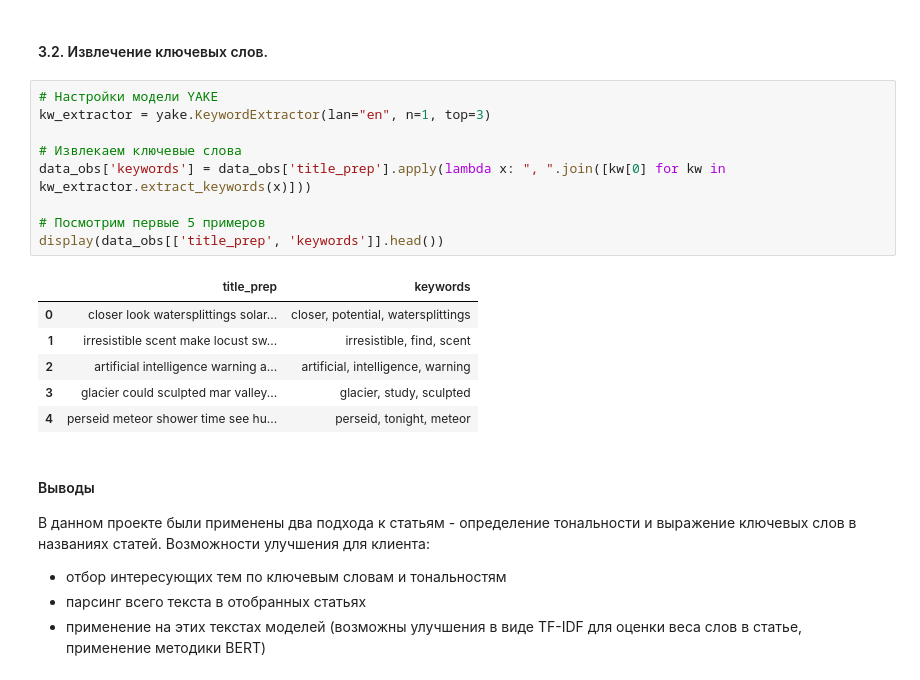
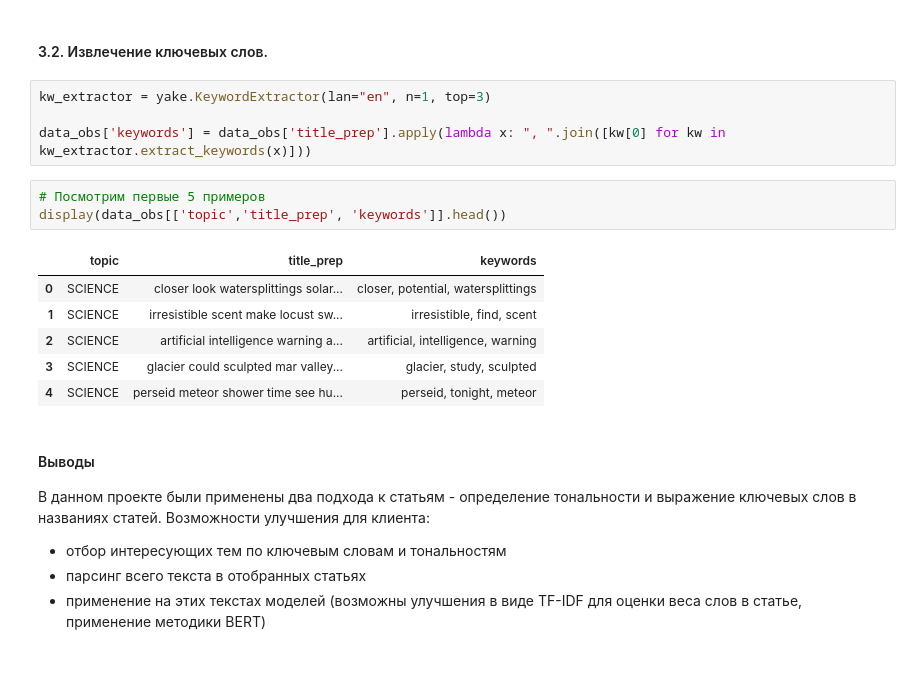
Before and after one commit to yabawr/Reputation-Analysis-NLP, a Jupyter notebook: reputation_analysis_nlp.ipynb, the cells around one changed output. Cells and saved outputs as stored; diff of their text form.

```diff
--- a/reputation_analysis_nlp.ipynb
+++ b/reputation_analysis_nlp.ipynb
@@ -508,21 +507,19 @@ Name: count, dtype: int64
 # %% [markdown]
 #### 3.2. Извлечение ключевых слов.
 # %%
-# Настройки модели YAKE
 kw_extractor = yake.KeywordExtractor(lan="en", n=1, top=3)
 
-# Извлекаем ключевые слова
 data_obs['keywords'] = data_obs['title_prep'].apply(lambda x: ", ".join([kw[0] for kw in kw_extractor.extract_keywords(x)]))
-
-# Посмотрим первые 5 примеров
-display(data_obs[['title_prep', 'keywords']].head())
-# %% [output]
-|  | title_prep | keywords |
-| 0 | closer look watersplittings solar... | closer, potential, watersplittings |
-| 1 | irresistible scent make locust sw... | irresistible, find, scent |
-| 2 | artificial intelligence warning a... | artificial, intelligence, warning |
-| 3 | glacier could sculpted mar valley... | glacier, study, sculpted |
-| 4 | perseid meteor shower time see hu... | perseid, tonight, meteor |
+# %%
+# Посмотрим первые 5 примеров
+display(data_obs[['topic','title_prep', 'keywords']].head())
+# %% [output]
+|  | topic | title_prep | keywords |
+| 0 | SCIENCE | closer look watersplittings solar... | closer, potential, watersplittings |
+| 1 | SCIENCE | irresistible scent make locust sw... | irresistible, find, scent |
+| 2 | SCIENCE | artificial intelligence warning a... | artificial, intelligence, warning |
+| 3 | SCIENCE | glacier could sculpted mar valley... | glacier, study, sculpted |
+| 4 | SCIENCE | perseid meteor shower time see hu... | perseid, tonight, meteor |
 # %% [markdown]
 #### Выводы
 
```
Also changed, not shown: parts of 1 cell of this notebook, 1 other file.
